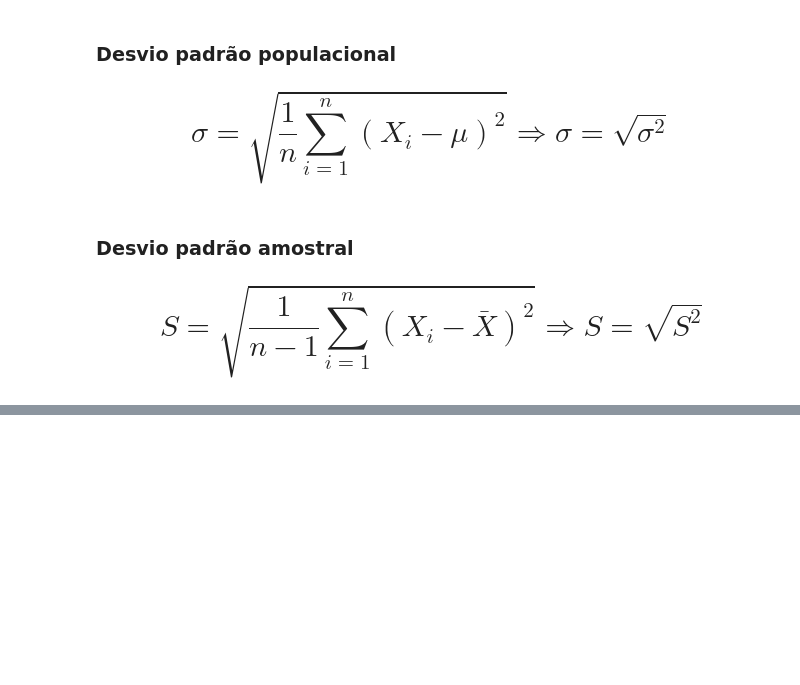
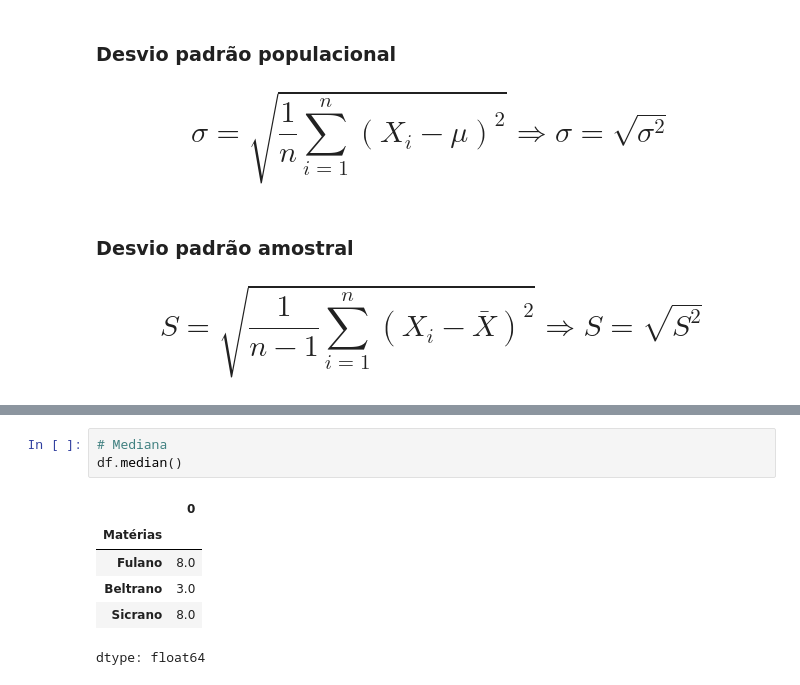
Before and after one commit to Neto1980/aulagithub, a Jupyter notebook: Curso_de_Estatística_Parte_1.ipynb, the cells around one changed output, grey strips where cells are left out. Cells and saved outputs as stored; diff of their text form; blank space fills up the shorter version.

```diff
--- a/Curso_de_Estatística_Parte_1.ipynb
+++ b/Curso_de_Estatística_Parte_1.ipynb
@@ -1458,0 +1439,10 @@ Uma das restrições da variância é o fato de fornecer medidas em quadrados da
+# %%
+# Mediana
+df.median()
+# %% [output]
+|  | 0 |
+| Matérias |  |
+| Fulano | 8.0 |
+| Beltrano | 3.0 |
+| Sicrano | 8.0 |
+dtype: float64
```
Also changed, not shown: parts of 28 cells of this notebook.
